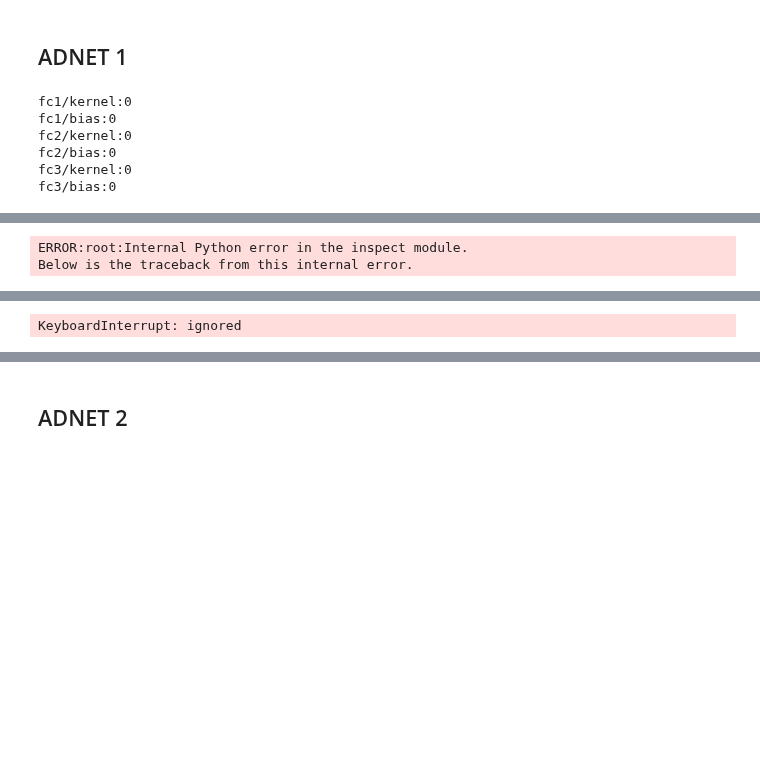
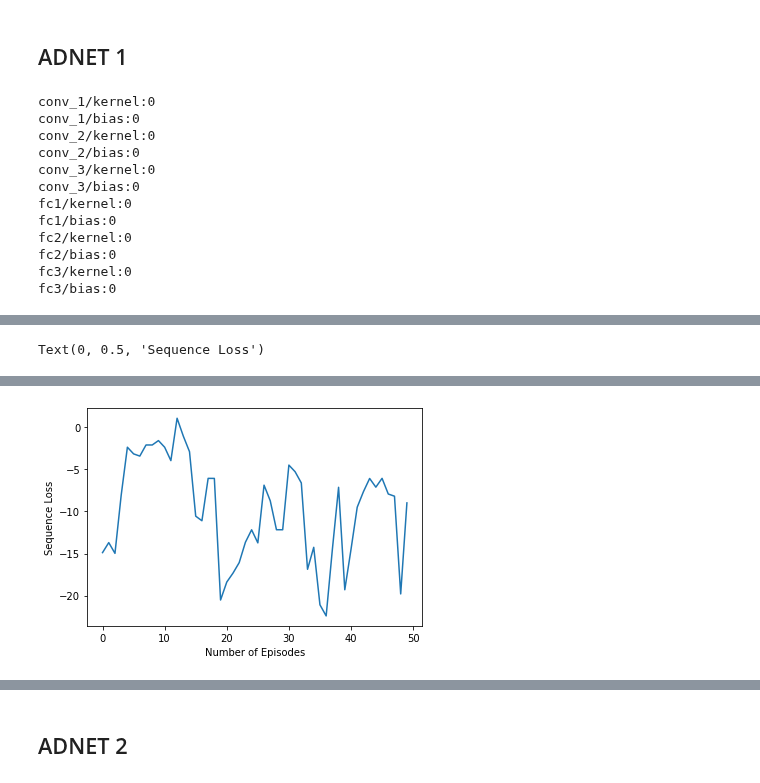
Before and after one commit to da2985/e6885-adnet, a Jupyter notebook: reinforce.ipynb, the cells around one changed output, grey strips where cells are left out. Saved outputs shown, nothing was run; the diff lists cells and outputs as text; code cells hidden in the pictures; blank space fills up the shorter version.

```diff
--- a/reinforce.ipynb
+++ b/reinforce.ipynb
@@ -392 +471,5 @@ def isStop(action: int):
+# %%
+def getImagefromBbox(img: np.array, bbox: np.array) -> np.array:
+  x, y, w, h, = bbox
+  return img[y:(y + h),x:(x + w)]
 # %%
@@ -445,5 +529,5 @@ Right-shifted bounding box
 # %%
-# VERTICAL MOVEMENT TESTING
+# HORIZONTAL MOVEMENT TESTING
 TEST_IMAGE_PATH = "adnet_datasets/OTB/Skater2/img/0005.jpg"
 TEST_BBOX = get_ground_truths("adnet_datasets/OTB/Skater2/groundtruth_rect.txt")[4]
 TEST_IMAGE = cv2.imread(TEST_IMAGE_PATH)
@@ -452,15 +536,10 @@ img, bbox = TEST_IMAGE, TEST_BBOX
 print("Original bounding box")
 print(plotNpImageBBox(img, TEST_BBOX))
 
-# Test move up
-print("Up-shifted bounding box")
-bbox = move(img, TEST_BBOX, "up")
+# Test move left
+print("Left-shifted bounding box")
+bbox = move2(img, TEST_BBOX, "left")
 print(plotNpImageBBox(img, bbox))
-
-# Test move down
-print("Down-shifted bounding box")
-bbox = move(img, TEST_BBOX, "down")
-print(plotNpImageBBox(img, bbox))
 # %% [output]
 Original bounding box
 [161  37  54 170]
@@ -511,6 +589,8 @@ YIFAN_WEIGHTS_PATH = "yifanweights.mat"
 weights = hdf5storage.loadmat(YIFAN_WEIGHTS_PATH)
 adnet_model=setWeights(adnet_model,weights,weights)
 
+"""
+
 adnet_model.layers[0].trainable=False
 adnet_model.layers[1].trainable=False
 adnet_model.layers[2].trainable=False
@@ -518,11 +598,19 @@ adnet_model.layers[3].trainable=False
 adnet_model.layers[4].trainable=False
 adnet_model.layers[5].trainable=False
 
+"""
+
 adnet_model.layers[-3].trainable=False
 
 for v in adnet_model.trainable_variables:
   print(v.name)
 # %% [output]
+conv_1/kernel:0
+conv_1/bias:0
+conv_2/kernel:0
+conv_2/bias:0
+conv_3/kernel:0
+conv_3/bias:0
 fc1/kernel:0
 fc1/bias:0
 fc2/kernel:0
@@ -546,7 +634,8 @@ VERBOSE=False
 
 
 def train(model: tf.keras.Model, opt: tf.keras.optimizers.Optimizer,
-          dataset: str, L: int=10, K: int= 10, prob_clip: float= 0.995) -> float:
+          dataset: str, start_frame: int, end_frame: int,
+          K: int= 10, prob_clip: float= 0.995) -> float:
   '''
   :param: dataset: is the dataset path to train from
   :param: L: is the length of the frame sequence to use
@@ -554,17 +643,6 @@ def train(model: tf.keras.Model, opt: tf.keras.optimizers.Optimizer,
   TODO: make T configurable?
   :return: returns the average loss
   '''
-  # Randomly select sequence of L frames
-
-  frames = sorted(glob.glob(os.path.join('%s/img' % dataset, '*.jpg')))
-  number_of_frames = len(frames)
-  gt = get_ground_truths("%s/groundtruth_rect.txt" % dataset)
-  print("Training on dataset: {0} with {1} frames and {2} ground truths"
-          .format(dataset, number_of_frames, len(gt)))
-
-  start_frame = random.randint(0, number_of_frames - L - 1)
-  end_frame = start_frame + L
-
 
   with tf.GradientTape() as tape:
 
@@ -589,15 +667,18 @@ def train(model: tf.keras.Model, opt: tf.keras.optimizers.Optimizer,
                 bbox, target_bbox))
 
       ######## Frame Pair Granularity ########
-      frame_losses = []
+      frame_returns = []
       seen_bboxes = set()
+      frame_losses = [] #should be here.
       for t in range(K):
+        #did someone delete the frame_losses =[]?
         print("   |->> t={0}, Bounding box: {1}".format(t, bbox))
         model.setActionHistory(action_hist.reshape((1, 1, 1, ACTION_DIM * K)))
 
         # Get image patch
-        patch = tf.image.resize(img[bbox[1]:(bbox[1] + bbox[3]),
-                                    bbox[0]:(bbox[0] + bbox[2])], [112, 112])
+        #patch = tf.image.resize(img[bbox[1]:(bbox[1] + bbox[3]),
+                                    #bbox[0]:(bbox[0] + bbox[2])], [112, 112])
+        patch = tf.image.resize(getImagefromBbox(img,bbox),[112, 112])
         patch = tf.reshape(patch, (1, 112, 112, 3))
 
         # Call model
@@ -636,12 +717,12 @@ def train(model: tf.keras.Model, opt: tf.keras.optimizers.Optimizer,
 
   grads = tape.gradient(seq_losses, model.trainable_variables)
   opt.apply_gradients(zip(grads, model.trainable_variables))
-  #print([l.get_weights() for l in model.layers[-4:-3]]) # FC WEIGHTs
+  print([l.get_weights() for l in model.layers[-4:-3]]) # FC WEIGHTs
   return sum([l.numpy().item() for l in seq_losses]) / len(seq_losses)
 
 
 ALL_DATASETS_LIST = glob.glob("adnet_datasets/OTB/*")
-EPISODES = 100
+EPISODES = 50
 erroneous_datasets = [] # Use to print problematic dataests
 
 adamOptimizer = Adam(learning_rate=0.001)
@@ -649,19 +730,33 @@ sgdOptimizer = SGD(learning_rate=0.00001,momentum=0.9)
 losses = []
 for i in range(EPISODES):
   print()
-  print("################ EPISODE # {0} ################".format(i))
+  print("################ EPISODE # {0} ################".format(i+1))
 
   rand_idx = random.randint(0, len(ALL_DATASETS_LIST) - 1) # INCLUSIVE BOUNDS
+  rand_idx=5 #FOR debugging select only 1 dataset
   d = ALL_DATASETS_LIST[rand_idx]
+  gt = get_ground_truths("%s/groundtruth_rect.txt" % d)
+  frames = sorted(glob.glob(os.path.join('%s/img' % d, '*.jpg')))
+  number_of_frames = len(frames)
+  L = 10
+  start_frame = random.randint(0, number_of_frames - L - 1)
+  start_frame=40 #FOR debugging select only one sequence
+  end_frame = start_frame + L
   try:
 
-    loss = train(adnet_model, adamOptimizer, d, 10, 10)
-    losses.append(loss)
+    print("Training on dataset: {0} with {1} frames and {2} ground truths"
+            .format(d, number_of_frames, len(gt)))
+    G = train(adnet_model, adamOptimizer, d, start_frame, end_frame, 10, 10)
+    print("Avg Episode Loss: {0}".format(G))
+    losses.append(G)
   except Exception as e:
     # Catch the exception and move on with training
     print(e)
     erroneous_datasets.append(d)
 
+fig = plt.figure()
 plt.plot(np.arange(len(losses)), losses) # Plot losses with # episodes
+plt.xlabel('Number of Episodes')
+plt.ylabel('Sequence Loss')
 # %% [output]
 Streaming output truncated to the last 5000 lines.
@@ -684,2 +779 @@ Starting bounding box for adnet_datasets/OTB/Rubik: frames 1056:1066 is [262 143
-ERROR:root:Internal Python error in the inspect module.
-Below is the traceback from this internal error.
+Text(0, 0.5, 'Sequence Loss')
@@ -703 +780 @@ FileNotFoundError: [Errno 2] No such file or directory
-KeyboardInterrupt: ignored
+[figure, added]
```
Also changed, not shown: parts of 13 cells of this notebook.
